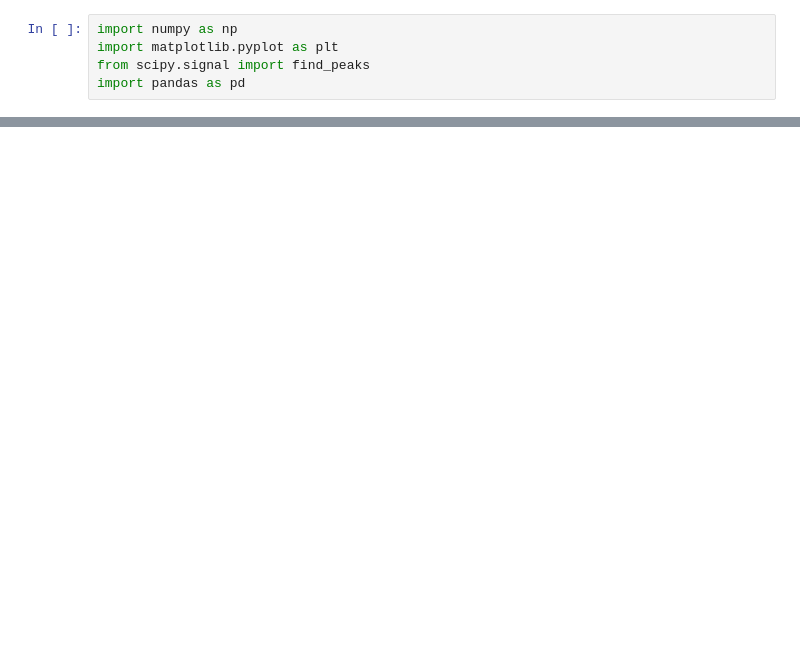
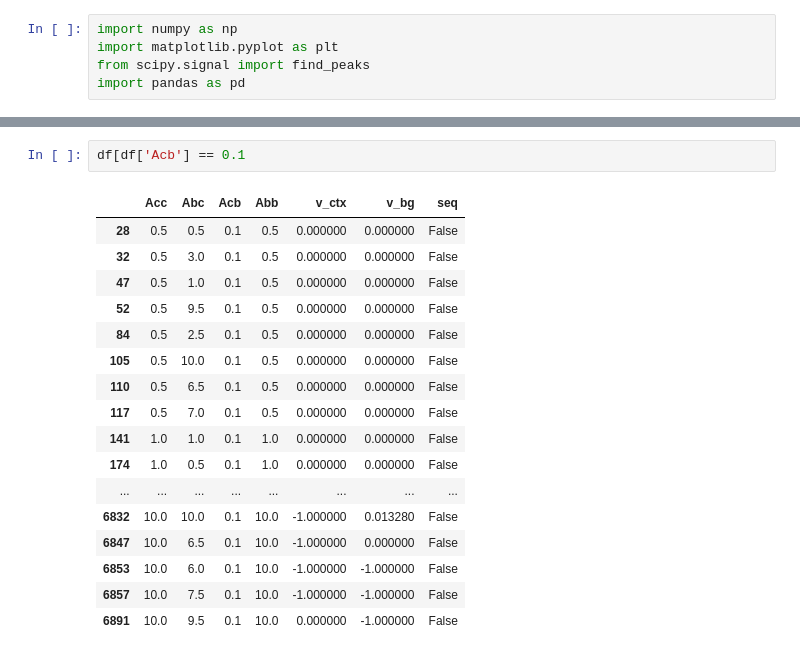
Before and after one commit to jp464/striatal-sequence, a Jupyter notebook: figures/article/1/playground.ipynb, the cells around one changed output, grey strips where cells are left out. Saved outputs shown, nothing was run; the diff lists cells and outputs as text; blank space fills up the shorter version.

```diff
--- a/figures/article/1/playground.ipynb
+++ b/figures/article/1/playground.ipynb
@@ -90,0 +27,20 @@ plt.show()
+# %%
+df[df['Acb'] == 0.1
+# %% [output]
+|  | Acc | Abc | Acb | Abb | v_ctx | v_bg | seq |
+| 28 | 0.5 | 0.5 | 0.1 | 0.5 | 0.000000 | 0.000000 | False |
+| 32 | 0.5 | 3.0 | 0.1 | 0.5 | 0.000000 | 0.000000 | False |
+| 47 | 0.5 | 1.0 | 0.1 | 0.5 | 0.000000 | 0.000000 | False |
+| 52 | 0.5 | 9.5 | 0.1 | 0.5 | 0.000000 | 0.000000 | False |
+| 84 | 0.5 | 2.5 | 0.1 | 0.5 | 0.000000 | 0.000000 | False |
+| 105 | 0.5 | 10.0 | 0.1 | 0.5 | 0.000000 | 0.000000 | False |
+| 110 | 0.5 | 6.5 | 0.1 | 0.5 | 0.000000 | 0.000000 | False |
+| 117 | 0.5 | 7.0 | 0.1 | 0.5 | 0.000000 | 0.000000 | False |
+| 141 | 1.0 | 1.0 | 0.1 | 1.0 | 0.000000 | 0.000000 | False |
+| 174 | 1.0 | 0.5 | 0.1 | 1.0 | 0.000000 | 0.000000 | False |
+| ... | ... | ... | ... | ... | ... | ... | ... |
+| 6832 | 10.0 | 10.0 | 0.1 | 10.0 | -1.000000 | 0.013280 | False |
+| 6847 | 10.0 | 6.5 | 0.1 | 10.0 | -1.000000 | 0.000000 | False |
+| 6853 | 10.0 | 6.0 | 0.1 | 10.0 | -1.000000 | -1.000000 | False |
+| 6857 | 10.0 | 7.5 | 0.1 | 10.0 | -1.000000 | -1.000000 | False |
+| 6891 | 10.0 | 9.5 | 0.1 | 10.0 | 0.000000 | -1.000000 | False |
```
Also changed, not shown: parts of 10 cells of this notebook, 28 other files.
